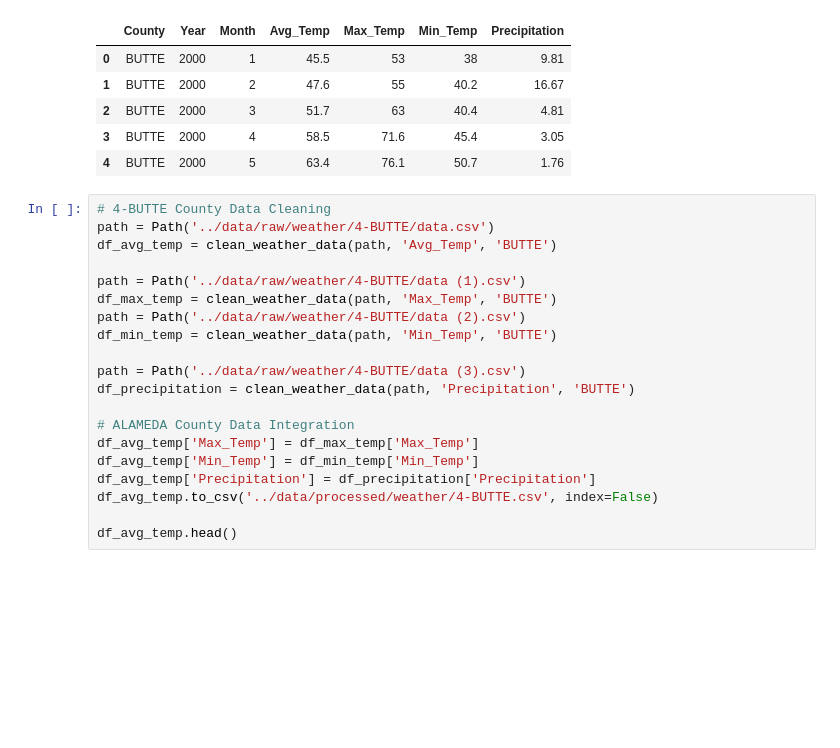
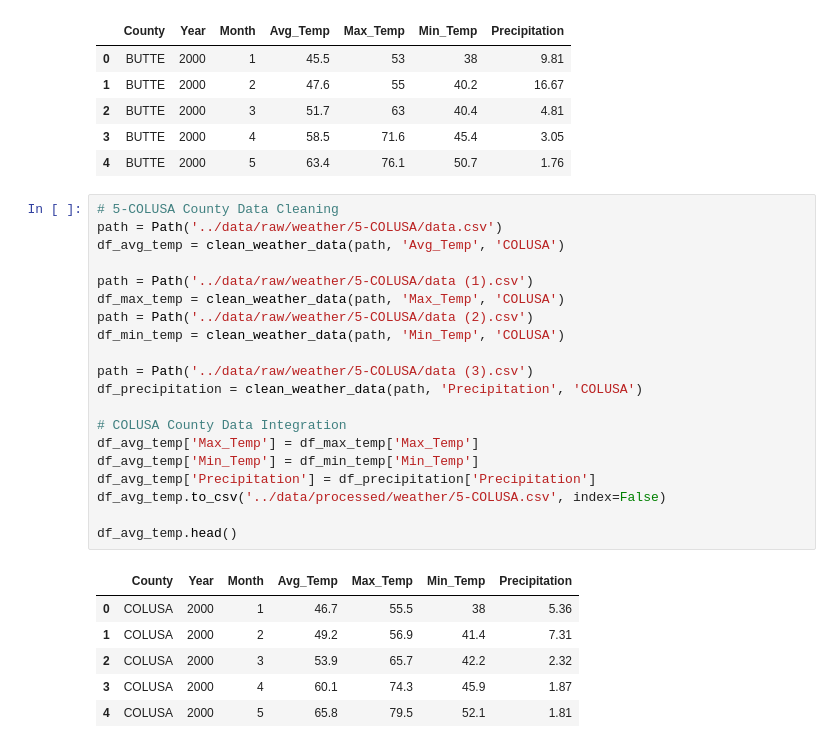
Before and after one commit to ftavafi/california-wildfire-risk-prediction-platform, a Jupyter notebook: notebooks/02_weather_data_ingestion.ipynb, the cells around one changed output. Drawn from its saved outputs; the diff is of its cells as text; blank space fills up the shorter version.

```diff
--- a/notebooks/02_weather_data_ingestion.ipynb
+++ b/notebooks/02_weather_data_ingestion.ipynb
@@ -179,22 +232,29 @@ df_avg_temp.head()
 | 3 | BUTTE | 2000 | 4 | 58.5 | 71.6 | 45.4 | 3.05 |
 | 4 | BUTTE | 2000 | 5 | 63.4 | 76.1 | 50.7 | 1.76 |
 # %%
-# 4-BUTTE County Data Cleaning
-path = Path('../data/raw/weather/4-BUTTE/data.csv')
-df_avg_temp = clean_weather_data(path, 'Avg_Temp', 'BUTTE')
+# 5-COLUSA County Data Cleaning
+path = Path('../data/raw/weather/5-COLUSA/data.csv')
+df_avg_temp = clean_weather_data(path, 'Avg_Temp', 'COLUSA')
 
-path = Path('../data/raw/weather/4-BUTTE/data (1).csv')
-df_max_temp = clean_weather_data(path, 'Max_Temp', 'BUTTE')
-path = Path('../data/raw/weather/4-BUTTE/data (2).csv')
-df_min_temp = clean_weather_data(path, 'Min_Temp', 'BUTTE')
+path = Path('../data/raw/weather/5-COLUSA/data (1).csv')
+df_max_temp = clean_weather_data(path, 'Max_Temp', 'COLUSA')
+path = Path('../data/raw/weather/5-COLUSA/data (2).csv')
+df_min_temp = clean_weather_data(path, 'Min_Temp', 'COLUSA')
 
-path = Path('../data/raw/weather/4-BUTTE/data (3).csv')
-df_precipitation = clean_weather_data(path, 'Precipitation', 'BUTTE')
+path = Path('../data/raw/weather/5-COLUSA/data (3).csv')
+df_precipitation = clean_weather_data(path, 'Precipitation', 'COLUSA')
 
-# ALAMEDA County Data Integration
+# COLUSA County Data Integration
 df_avg_temp['Max_Temp'] = df_max_temp['Max_Temp']
 df_avg_temp['Min_Temp'] = df_min_temp['Min_Temp']
 df_avg_temp['Precipitation'] = df_precipitation['Precipitation']
-df_avg_temp.to_csv('../data/processed/weather/4-BUTTE.csv', index=False)
+df_avg_temp.to_csv('../data/processed/weather/5-COLUSA.csv', index=False)
 
 df_avg_temp.head()
+# %% [output]
+|  | County | Year | Month | Avg_Temp | Max_Temp | Min_Temp | Precipitation |
+| 0 | COLUSA | 2000 | 1 | 46.7 | 55.5 | 38 | 5.36 |
+| 1 | COLUSA | 2000 | 2 | 49.2 | 56.9 | 41.4 | 7.31 |
+| 2 | COLUSA | 2000 | 3 | 53.9 | 65.7 | 42.2 | 2.32 |
+| 3 | COLUSA | 2000 | 4 | 60.1 | 74.3 | 45.9 | 1.87 |
+| 4 | COLUSA | 2000 | 5 | 65.8 | 79.5 | 52.1 | 1.81 |
```
Also changed, not shown: parts of 44 cells of this notebook, 10 other files.
